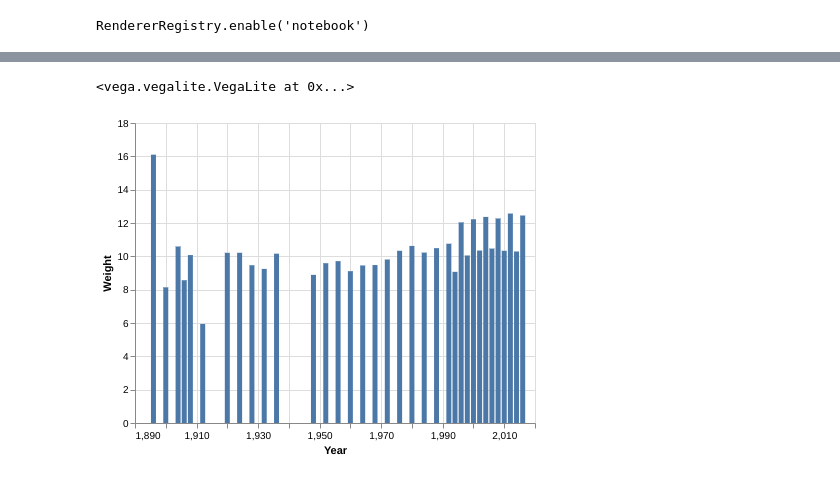
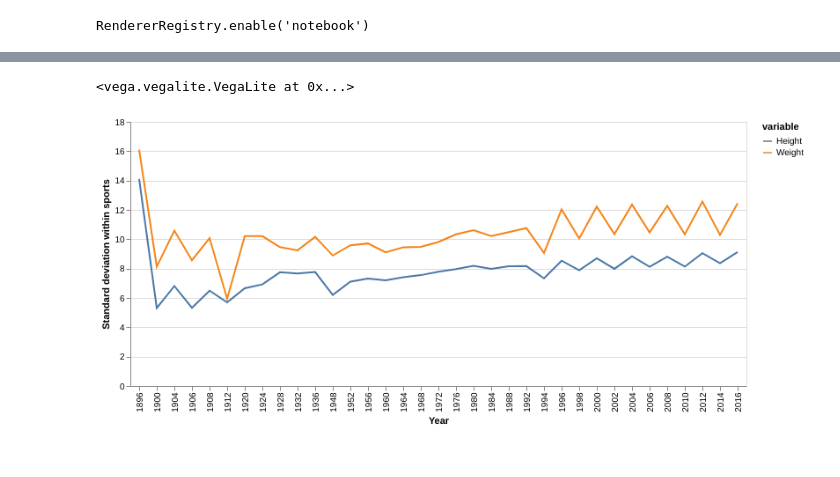
Before and after one commit to JonathanWoollett-Light/CSC327-A2, a Jupyter notebook: source.ipynb, the cells around one changed output, grey strips where cells are left out. Saved outputs shown, nothing was run; the diff lists cells and outputs as text; code cells hidden in the pictures.

Commit message:
Compressed visualisation to 2 graphs

```diff
--- a/source.ipynb
+++ b/source.ipynb
@@ -44,14 +60,21 @@ alt.Chart(height_avg_std_by_year).mark_bar().encode(
 # %%
-# average standard deviations of weights within sports across years
+# average standard deviations of weights and heights within sports across years
 
-weight_std_by_year = data.groupby(["Year","Sport"])["Weight"].std()
+std_by_year = data.groupby(["Year","Sport"])["Weight","Height"].std()
 
-weight_avg_std_by_year = weight_std_by_year.groupby(["Year"]).mean().reset_index()
+avg_std_by_year = std_by_year.groupby(["Year"]).mean().reset_index()
 
-alt.Chart(weight_avg_std_by_year).mark_bar().encode(
-    x='Year',
-    y='Weight'
+#print(avg_std_by_year.head())
+
+#print(avg_std_by_year.melt(id_vars=["Year"],value_vars=["Weight","Height"]).head())
+
+melted = avg_std_by_year.melt(id_vars=["Year"],value_vars=["Weight","Height"],value_name="Standard deviation within sports")
+
+alt.Chart(melted).mark_line().encode(
+    x='Year:O',
+    y='Standard deviation within sports:Q',
+    color='variable'
 )
 # %% [output]
 <vega.vegalite.VegaLite at 0x...>
-[figure, old version]
+[figure, new version]
```
Also changed, not shown: parts of 6 cells of this notebook.
